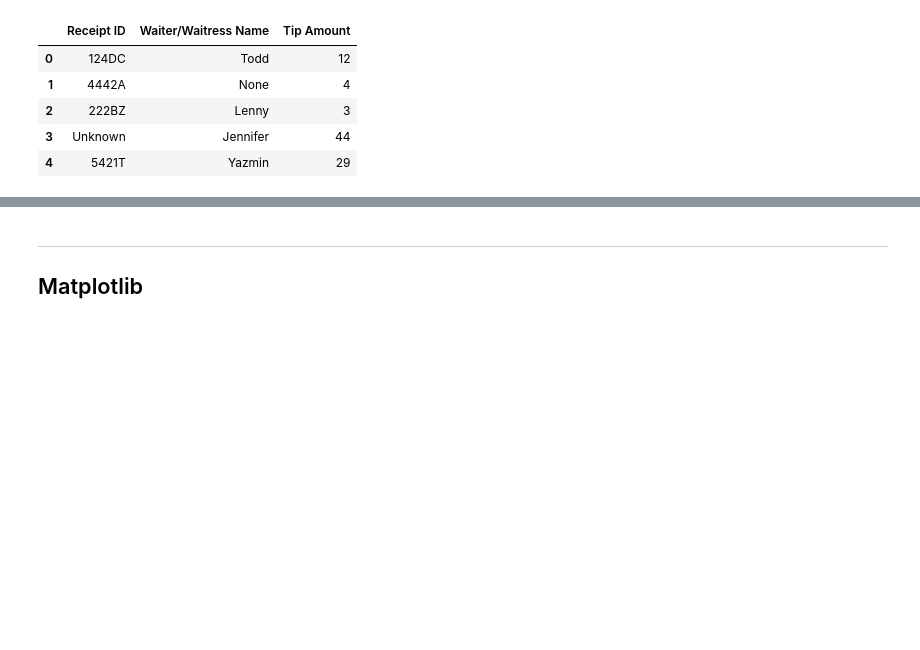
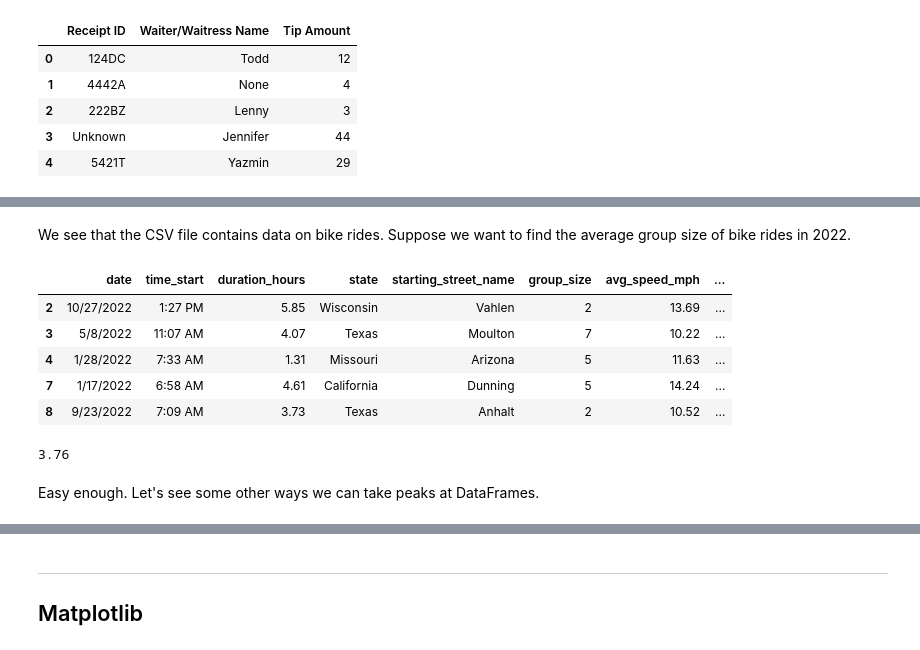
Before and after one commit to mrdandelion6/Learn-to-Code, a Jupyter notebook: python/data_analysis.ipynb, the cells around one changed output, grey strips where cells are left out. Cells and saved outputs as stored; diff of their text form; code cells hidden in the pictures; blank space fills up the shorter version.

```diff
--- a/python/data_analysis.ipynb
+++ b/python/data_analysis.ipynb
@@ -333,0 +353,18 @@ df
+# %% [markdown]
+We see that the CSV file contains data on bike rides. Suppose we want to find the average group size of bike rides in 2022.
+# %%
+df[df['date'].str.endswith('2022')].head()
+# %% [output]
+|  | date | time_start | duration_hours | state | starting_street_name | group_size | avg_speed_mph | ... |
+| 2 | 10/27/2022 | 1:27 PM | 5.85 | Wisconsin | Vahlen | 2 | 13.69 | ... |
+| 3 | 5/8/2022 | 11:07 AM | 4.07 | Texas | Moulton | 7 | 10.22 | ... |
+| 4 | 1/28/2022 | 7:33 AM | 1.31 | Missouri | Arizona | 5 | 11.63 | ... |
+| 7 | 1/17/2022 | 6:58 AM | 4.61 | California | Dunning | 5 | 14.24 | ... |
+| 8 | 9/23/2022 | 7:09 AM | 3.73 | Texas | Anhalt | 2 | 10.52 | ... |
+# %%
+round( df[df['date'].str.endswith('2022')]['group_size'].mean(), 2)
+# return the mean rounded to 2 decimal places
+# %% [output]
+3.76
+# %% [markdown]
+Easy enough. Let's see some other ways we can take peaks at DataFrames.
```
Also changed, not shown: parts of 13 cells of this notebook, 2 other files.
